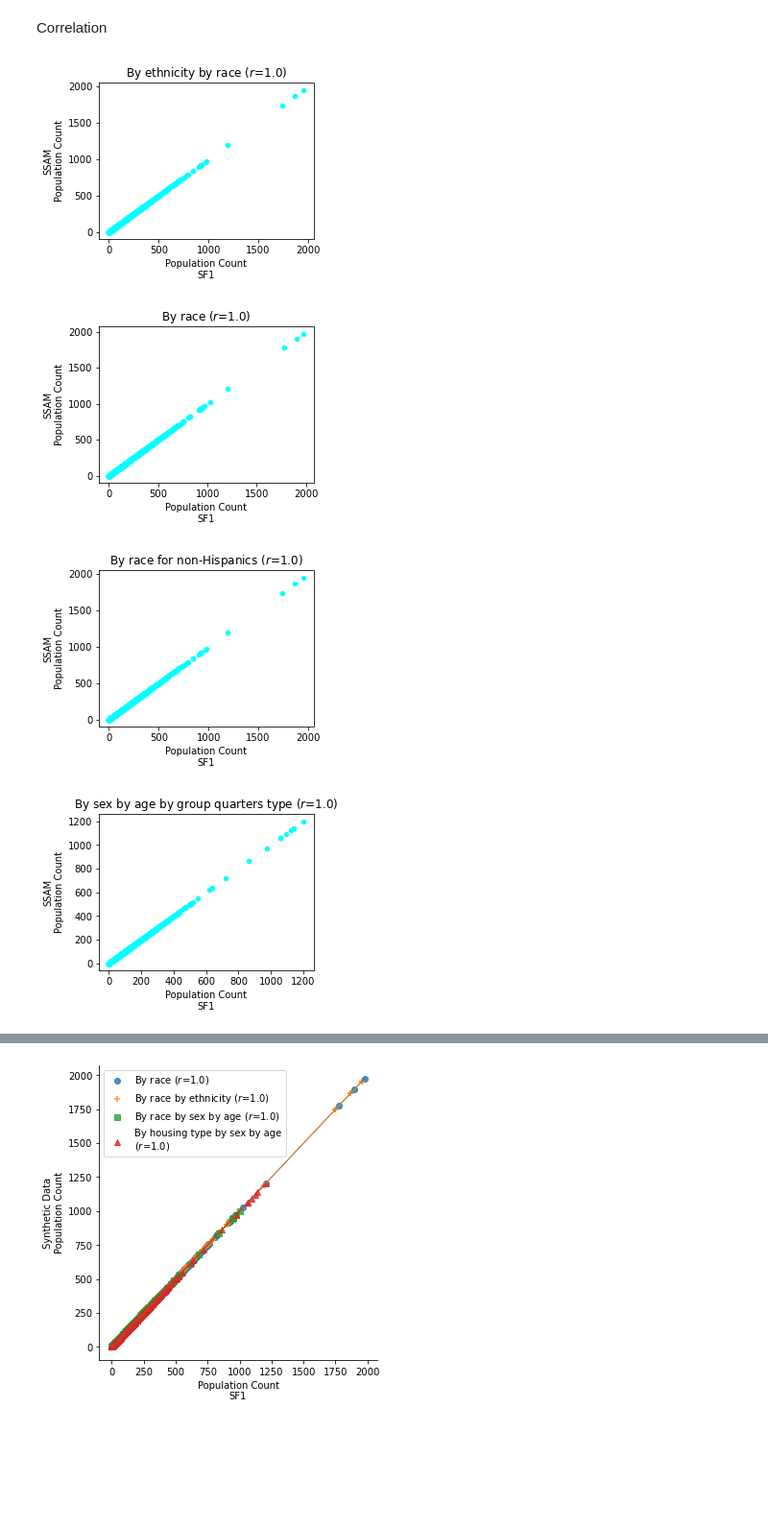
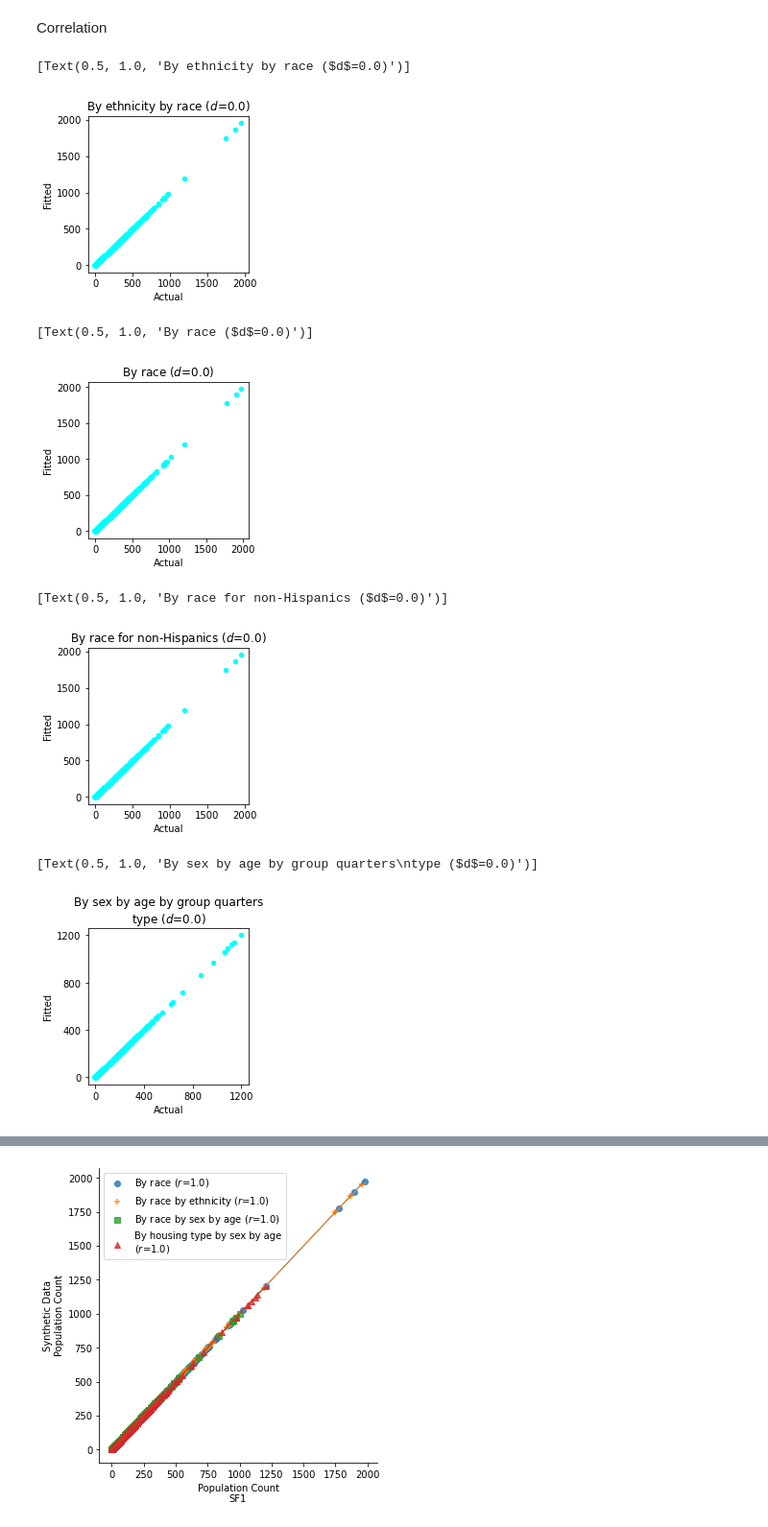
Before and after one commit to linyuehzzz/synthetic-populations, a Jupyter notebook: franklin_microdata.ipynb, the cells around one changed output, grey strips where cells are left out. Shown at 96% size. Cells and saved outputs as stored; diff of their text form; code cells hidden in the pictures; blank space fills up the shorter version.

```diff
--- a/franklin_microdata.ipynb
+++ b/franklin_microdata.ipynb
@@ -588,41 +588,50 @@ p12E_df = all_df[all_df["TAB"] == "P012E"]
 p12F_df = all_df[all_df["TAB"] == "P012F"]
 p12G_df = all_df[all_df["TAB"] == "P012G"]
 # %%
+import matplotlib.pyplot as plt
+plt.rcParams["figure.figsize"] = (3,3)
+
 # P5
-c = p5_df["FIT"].corr(p5_df["SF1"])
+c = np.linalg.norm(p5_df["SF1"]-p5_df["FIT"]) ** 2
 ax = p5_df.plot.scatter(x="SF1", y="FIT",c='cyan')
-ax.set_xlabel("Population Count\nSF1")
-ax.set_ylabel("SSAM\nPopulation Count")
-ax.set(title="By ethnicity by race ($r$=" + str(c) + ")")
+ax.set_xlabel("Actual")
+ax.set_ylabel("Fitted")
+ax.set(title="By ethnicity by race ($d$=" + str(c) + ")")
 # ax.get_figure().savefig('figs/sf1-franklin-p5.svg')
 # %% [output]
+[Text(0.5, 1.0, 'By ethnicity by race ($d$=0.0)')]
-[figure, old version]
+[figure, new version]
 # %%
 # P8
-c = p8_df["FIT"].corr(p8_df["SF1"])
+c = np.linalg.norm(p8_df["SF1"]-p8_df["FIT"]) ** 2
 ax = p8_df.plot.scatter(x="SF1", y="FIT",c='cyan')
-ax.set_xlabel("Population Count\nSF1")
-ax.set_ylabel("SSAM\nPopulation Count")
-ax.set(title="By race ($r$=" + str(c) + ")")
+ax.set_xlabel("Actual")
+ax.set_ylabel("Fitted")
+ax.set(title="By race ($d$=" + str(c) + ")")
 # %% [output]
+[Text(0.5, 1.0, 'By race ($d$=0.0)')]
-[figure, old version]
+[figure, new version]
 # %%
 # P9
-c = p9_df["FIT"].corr(p9_df["SF1"])
+c = np.linalg.norm(p9_df["SF1"]-p9_df["FIT"]) ** 2
 ax = p9_df.plot.scatter(x="SF1", y="FIT",c='cyan')
-ax.set_xlabel("Population Count\nSF1")
-ax.set_ylabel("SSAM\nPopulation Count")
-ax.set(title="By race for non-Hispanics ($r$=" + str(c) + ")")
+ax.set_xlabel("Actual")
+ax.set_ylabel("Fitted")
+ax.set(title="By race for non-Hispanics ($d$=" + str(c) + ")")
 # %% [output]
+[Text(0.5, 1.0, 'By race for non-Hispanics ($d$=0.0)')]
-[figure, old version]
+[figure, new version]
 # %%
 # P43
-c = p43_df["FIT"].corr(p43_df["SF1"])
+c = np.linalg.norm(p43_df["SF1"]-p43_df["FIT"]) ** 2
 ax = p43_df.plot.scatter(x="SF1", y="FIT",c='cyan')
-ax.set_xlabel("Population Count\nSF1")
-ax.set_ylabel("SSAM\nPopulation Count")
-ax.set(title="By sex by age by group quarters type ($r$=" + str(c) + ")")
+ax.set_xlabel("Actual")
+ax.set_ylabel("Fitted")
+plt.xticks(np.arange(0, max(p43_df["FIT"]), 400))
+plt.yticks(np.arange(0, max(p43_df["SF1"]), 400))
+ax.set(title="By sex by age by group quarters\ntype ($d$=" + str(c) + ")")
 # %% [output]
+[Text(0.5, 1.0, 'By sex by age by group quarters\ntype ($d$=0.0)')]
-[figure, old version]
+[figure, new version]
 # %%
 # P12A
```
Also changed, not shown: parts of 17 cells of this notebook, 8 other files.
